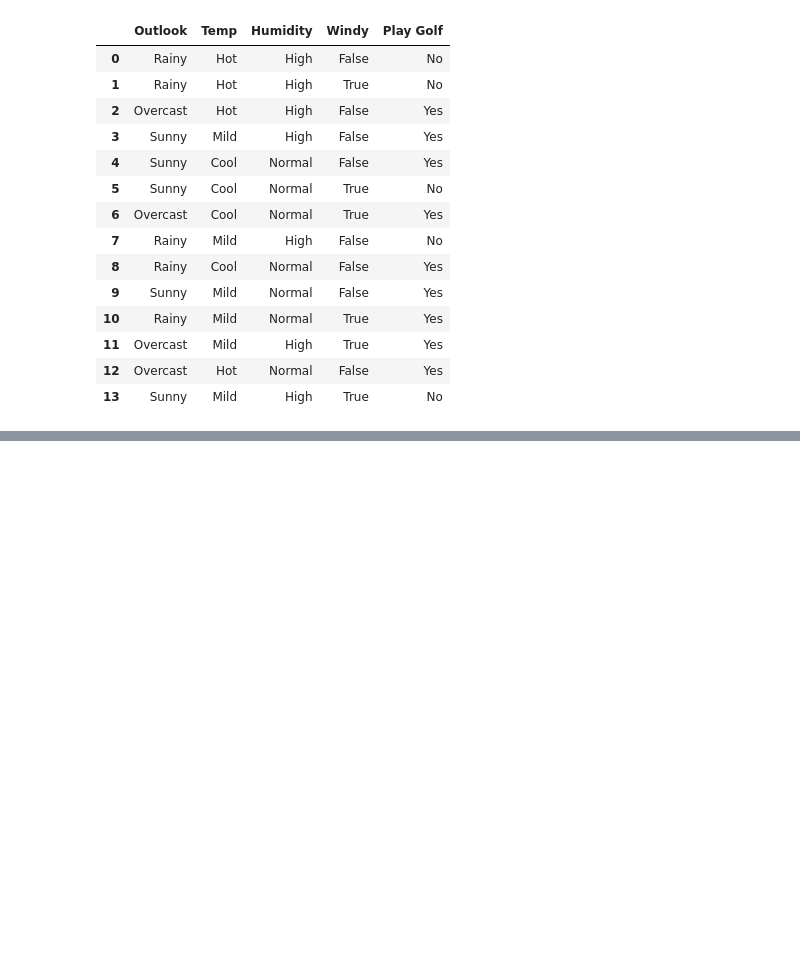
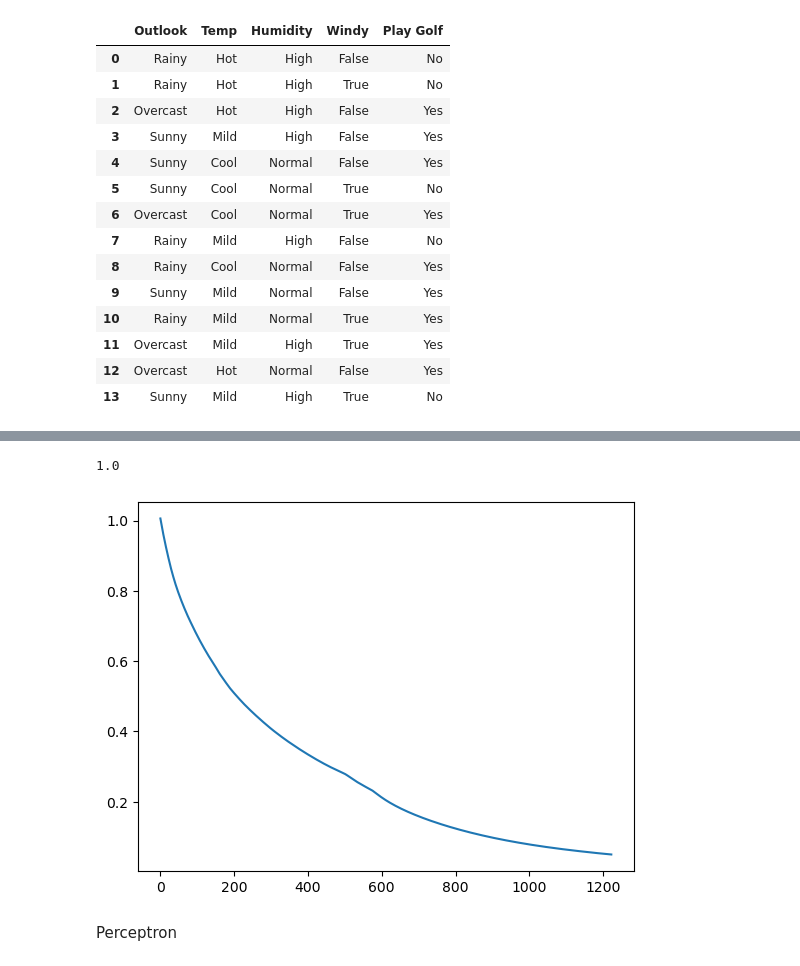
Before and after one commit to MonaTaghavi/dm-ann, a Jupyter notebook: notebooks/19nn-golf.ipynb, the cells around one changed output, grey strips where cells are left out. Saved outputs shown, nothing was run; the diff lists cells and outputs as text; code cells hidden in the pictures; blank space fills up the shorter version.

```diff
--- a/notebooks/19nn-golf.ipynb
+++ b/notebooks/19nn-golf.ipynb
@@ -29,0 +33,7 @@ df.head(15)
+# %%
+columns_to_encode = ['Outlook', 'Temp', 'Humidity', 'Windy']
+encoder = OneHotEncoder(sparse_output=False, handle_unknown='ignore')
+encoded = encoder.fit_transform(df[columns_to_encode])
+df_encoded = pd.DataFrame(encoded, columns=encoder.get_feature_names_out(columns_to_encode))
+df = pd.concat([df.drop(columns=columns_to_encode), df_encoded], axis=1)
+df
@@ -29,0 +58,3 @@ df.head(15)
+# %%
+x = df.drop(columns=['Play Golf'])
+y = df['Play Golf']
@@ -29,0 +63,3 @@ df.head(15)
+# %%
+model = MLPClassifier(hidden_layer_sizes=(5,), max_iter=2000, random_state=42, verbose=True)
+model.fit(x, y)
@@ -29,0 +86,12 @@ df.head(15)
+# %%
+model.score(x, y)
+# %% [output]
+1.0
+# %%
+loss_curve = model.loss_curve_
+plt.plot(loss_curve)
+plt.show()
+# %% [output]
+[figure, added]
+# %% [markdown]
+Perceptron
```
Also changed, not shown: parts of 11 cells of this notebook.
